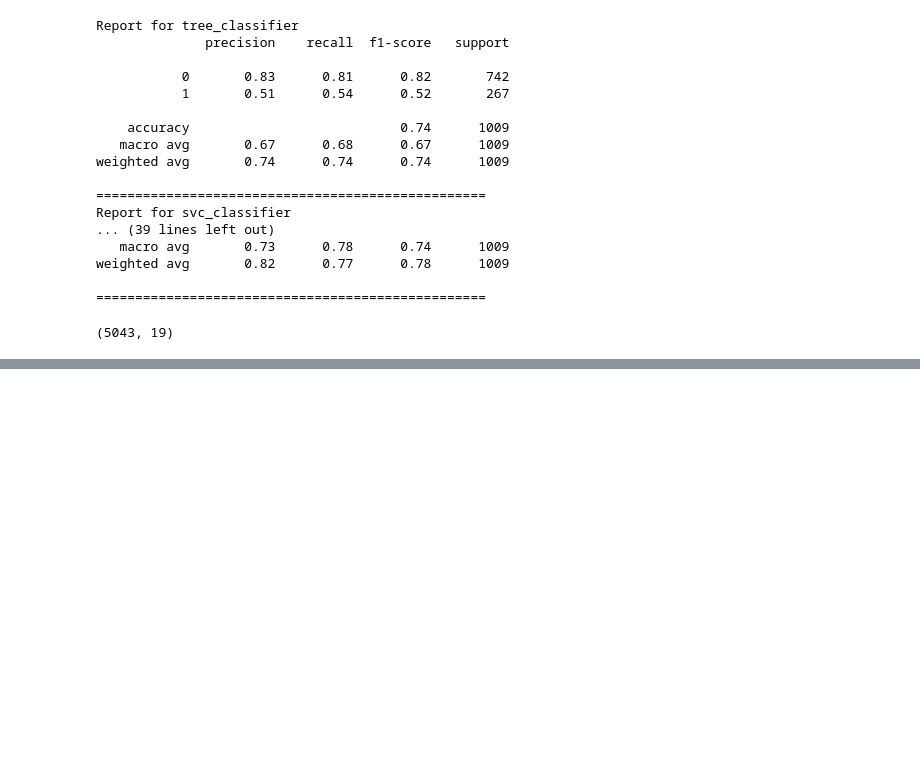
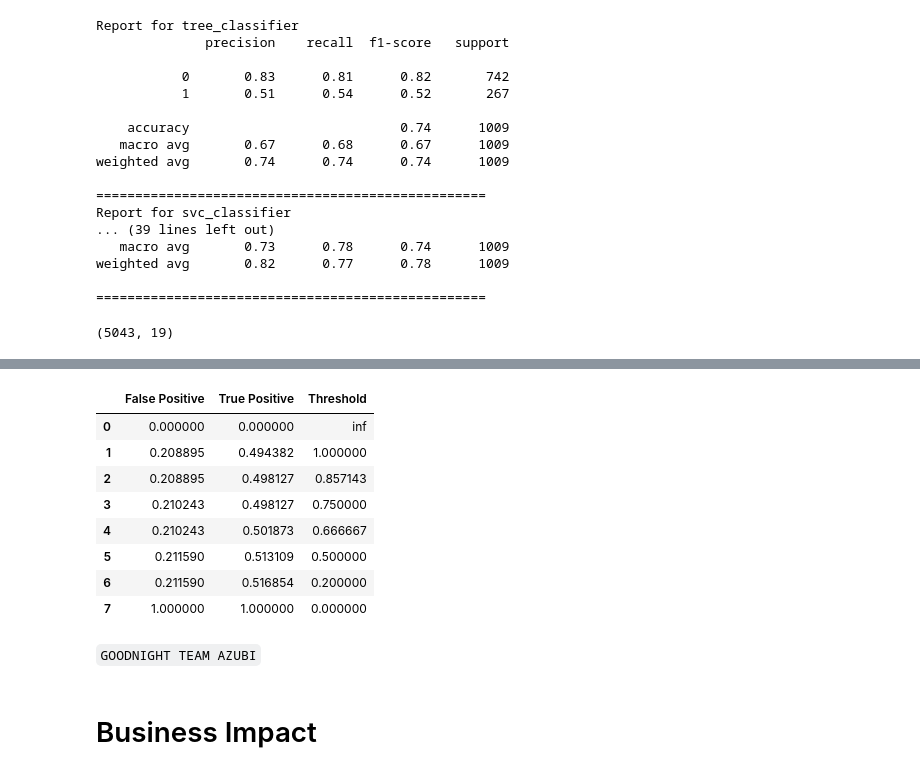
Before and after one commit to Joemuchiri2/LP2, a Jupyter notebook: Churn.ipynb, the cells around one changed output, grey strips where cells are left out. Saved outputs shown, nothing was run; the diff lists cells and outputs as text; code cells hidden in the pictures; blank space fills up the shorter version.

```diff
--- a/Churn.ipynb
+++ b/Churn.ipynb
@@ -878,0 +961,21 @@ Pipeline(steps=[('preprocessor',
+# %%
+
+# Creating a DataFrame with ROC curve information
+df = pd.DataFrame(zip(fpr, tpr, thresholds), columns=['False Positive', 'True Positive', 'Threshold'])
+
+
+df
+# %% [output]
+|  | False Positive | True Positive | Threshold |
+| 0 | 0.000000 | 0.000000 | inf |
+| 1 | 0.208895 | 0.494382 | 1.000000 |
+| 2 | 0.208895 | 0.498127 | 0.857143 |
+| 3 | 0.210243 | 0.498127 | 0.750000 |
+| 4 | 0.210243 | 0.501873 | 0.666667 |
+| 5 | 0.211590 | 0.513109 | 0.500000 |
+| 6 | 0.211590 | 0.516854 | 0.200000 |
+| 7 | 1.000000 | 1.000000 | 0.000000 |
+# %% [markdown]
+`GOODNIGHT TEAM AZUBI`
+# %% [markdown]
+# Business Impact
```
Also changed, not shown: parts of 44 cells of this notebook, 5 other files.
